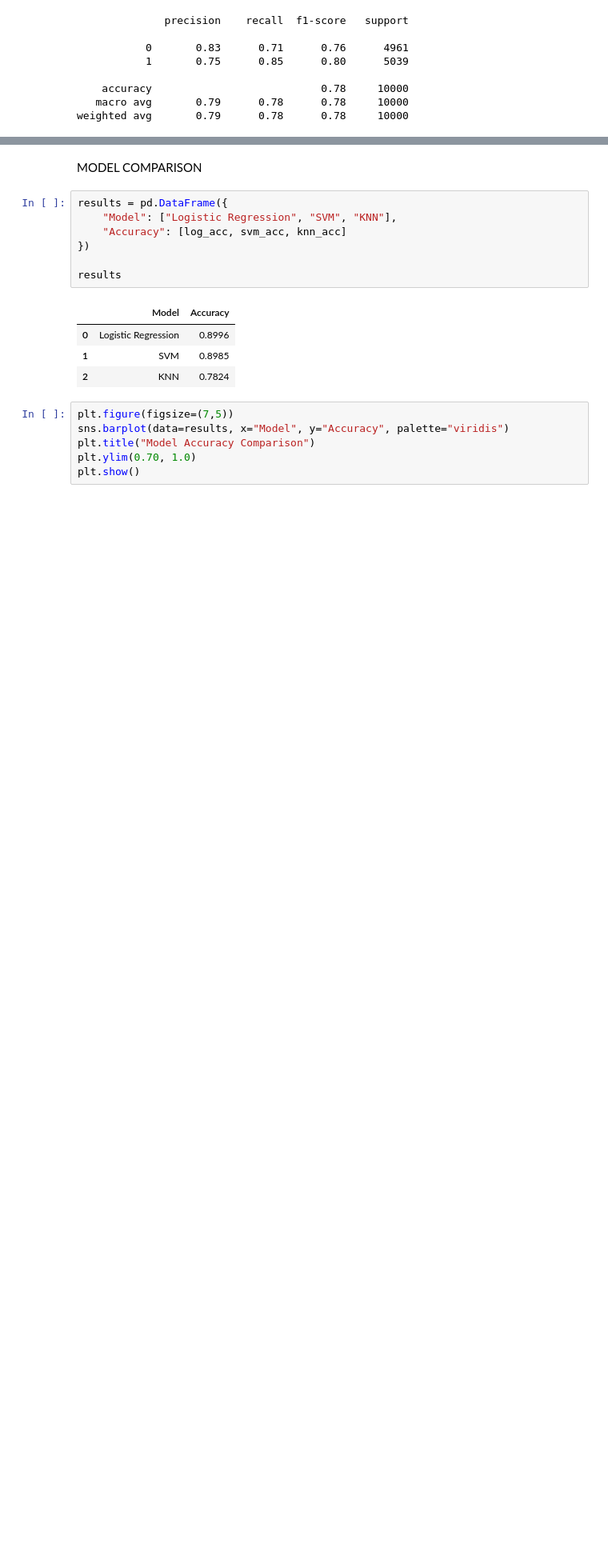
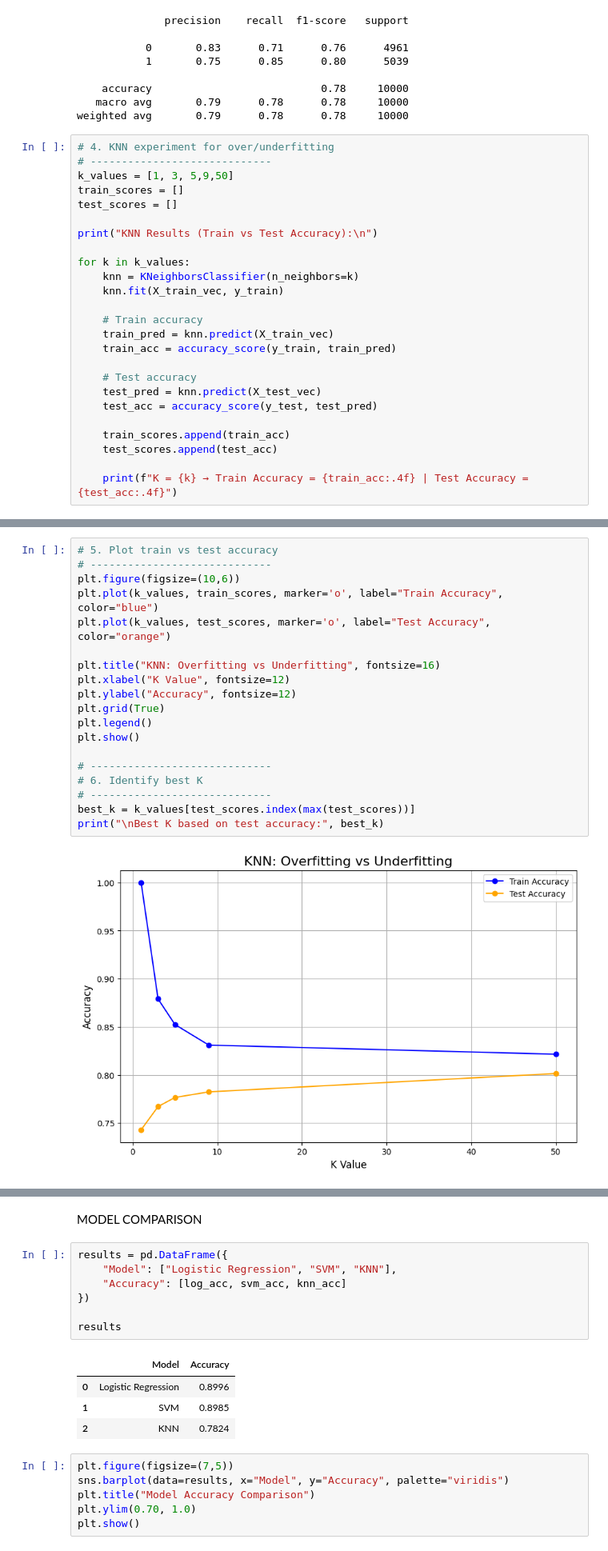
Before and after one commit to imdeepa99/movie-review-sentiment-analysis-project, a Jupyter notebook: models/model_training.ipynb, the cells around one changed output, grey strips where cells are left out. Shown at 80% size. Cells and saved outputs as stored; diff of their text form; blank space fills up the shorter version.

```diff
--- a/models/allmodel.ipynb
+++ b/models/model_training.ipynb
@@ -171,3 +172,28 @@ print(classification_report(y_test, knn_preds))
     accuracy                           0.78     10000
    macro avg       0.79      0.78      0.78     10000
 weighted avg       0.79      0.78      0.78     10000
+# %%
+# 4. KNN experiment for over/underfitting
+# -----------------------------
+k_values = [1, 3, 5,9,50]
+train_scores = []
+test_scores = []
+
+print("KNN Results (Train vs Test Accuracy):\n")
+
+for k in k_values:
+    knn = KNeighborsClassifier(n_neighbors=k)
+    knn.fit(X_train_vec, y_train)
+
+    # Train accuracy
+    train_pred = knn.predict(X_train_vec)
+    train_acc = accuracy_score(y_train, train_pred)
+
+    # Test accuracy
+    test_pred = knn.predict(X_test_vec)
+    test_acc = accuracy_score(y_test, test_pred)
+
+    train_scores.append(train_acc)
+    test_scores.append(test_acc)
+
+    print(f"K = {k} → Train Accuracy = {train_acc:.4f} | Test Accuracy = {test_acc:.4f}")
@@ -173,0 +208,21 @@ weighted avg       0.79      0.78      0.78     10000
+# %%
+# 5. Plot train vs test accuracy
+# -----------------------------
+plt.figure(figsize=(10,6))
+plt.plot(k_values, train_scores, marker='o', label="Train Accuracy", color="blue")
+plt.plot(k_values, test_scores, marker='o', label="Test Accuracy", color="orange")
+
+plt.title("KNN: Overfitting vs Underfitting", fontsize=16)
+plt.xlabel("K Value", fontsize=12)
+plt.ylabel("Accuracy", fontsize=12)
+plt.grid(True)
+plt.legend()
+plt.show()
+
+# -----------------------------
+# 6. Identify best K
+# -----------------------------
+best_k = k_values[test_scores.index(max(test_scores))]
+print("\nBest K based on test accuracy:", best_k)
+# %% [output]
+[figure, added]
```
Also changed, not shown: parts of 6 cells of this notebook, 2 other files.
